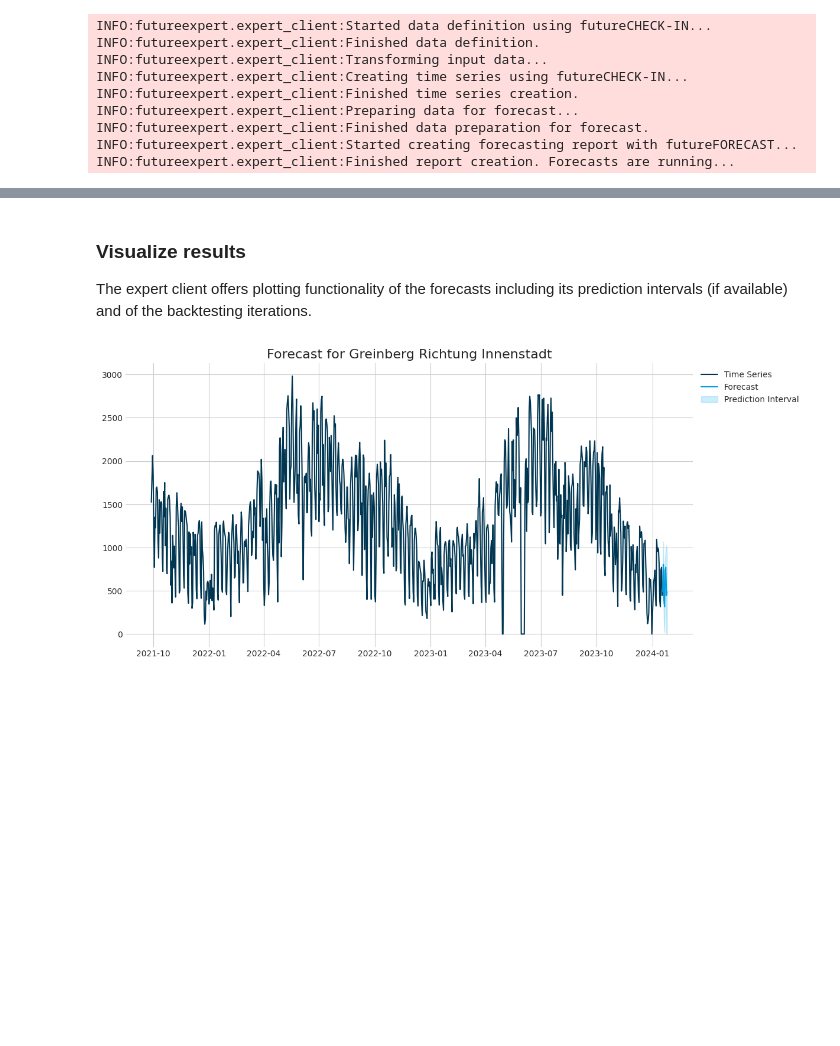
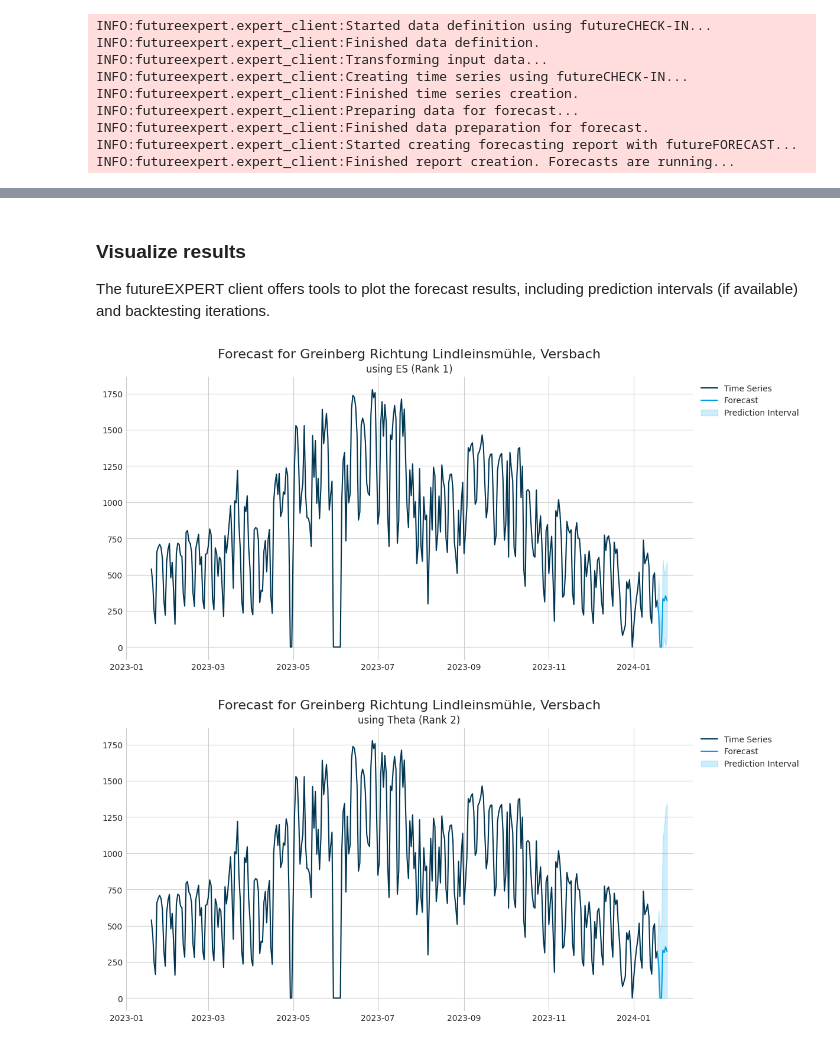
Before and after one commit to discovertomorrow/futureEXPERT, a Jupyter notebook: notebooks/simple_workflow.ipynb, the cells around one changed output, grey strips where cells are left out. Saved outputs shown, nothing was run; the diff lists cells and outputs as text; code cells hidden in the pictures; blank space fills up the shorter version.

```diff
--- a/notebooks/simple_workflow.ipynb
+++ b/notebooks/simple_workflow.ipynb
@@ -82,9 +84,9 @@ Computation of the forecasting results takes some time depending on the number o
 # %%
-# Alternative 1: Use the check-in configuration file from future frontend for full functionality
+# Alternative 1: Use the futureCHECK-IN configuration file from future frontend for full functionality
 # Request forecast creation and retrieve the id for status requests and result retrieval
 forecast_identifier = client.create_forecast_from_raw_data(raw_data_source='../example-data/bicycle_data.csv',
                                                            config_fc=fc_report_config,
-                                                           config_from_json='../example-data/config_bicycle_data.json')
+                                                           config_checkin='../example-data/config_bicycle_data.json')
 # %% [output]
 INFO:futureexpert.expert_client:Transforming input data...
 INFO:futureexpert.expert_client:Creating time series using futureCHECK-IN...
@@ -115,7 +117,7 @@ INFO:futureexpert.expert_client:Finished report creation. Forecasts are running.
 import time
 
 # Watch the current status of the forecasting report
-while not (current_status := client.get_forecast_status(id=forecast_identifier)).is_finished:
+while not (current_status := client.get_report_status(id=forecast_identifier)).is_finished:
     current_status.print()
     print('Waiting another 30 seconds to finish forecasting...')
     time.sleep(30)  # Wait between status requests
@@ -123,7 +125,7 @@ while not (current_status := client.get_forecast_status(id=forecast_identifier))
 current_status.print()
 
 # Retrieve the final results
-results = client.get_fc_results(id=forecast_identifier, include_forecasts=True, include_backtesting=True, include_preprocessing=True)
+results = client.get_fc_results(id=forecast_identifier, include_backtesting=True, include_k_best_models=2)
 # %% [output]
 Status forecasting report for id: report_id=205 settings_id=205
  0 % are finished
@@ -148,14 +150,15 @@ Status forecasting report for id: report_id=205 settings_id=205
 # %% [markdown]
 ### Visualize results
 
-The expert client offers plotting functionality of the forecasts including its prediction intervals (if available) and of the backtesting iterations.
+The futureEXPERT client offers tools to plot the forecast results, including prediction intervals (if available) and backtesting iterations.
 # %%
 from futureexpert import plot
 
-forecasts = results['forecasts'][0]
-plot.plot_forecast(forecasts)
+forecasts = results[0]
+plot.plot_forecast(forecasts, plot_last_x_data_points_only=365, ranks=[1,2])
 # %% [output]
-[figure, old version]
+[figure, new version]
+[figure, added]
 # %%
 from futureexpert import plot
 
```
Also changed, not shown: parts of 9 cells of this notebook, 21 other files.
